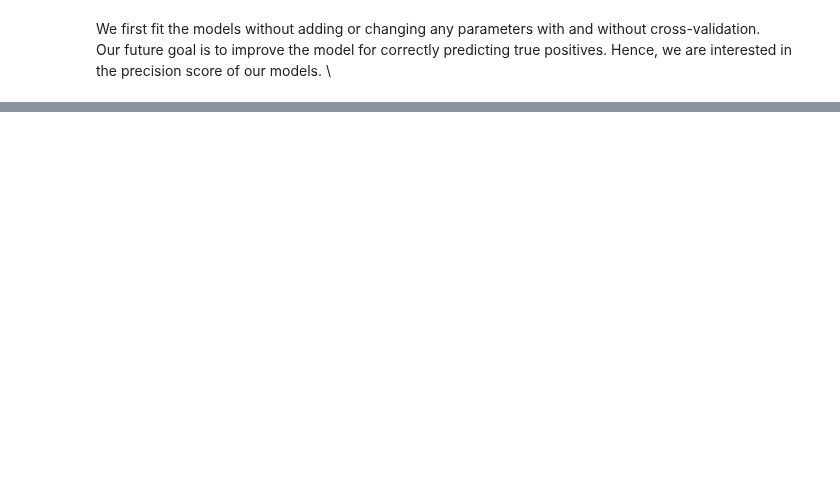
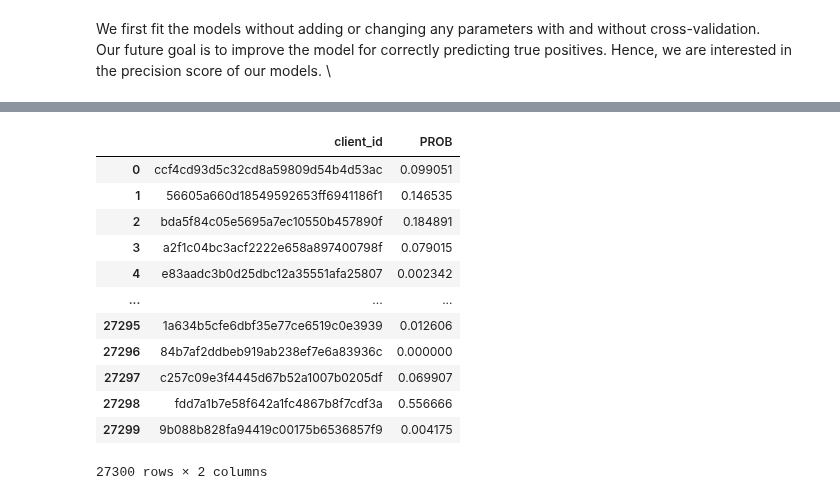
Before and after one commit to AliSafieddine/Churn-Prediction, a Jupyter notebook: Prediction_v1.ipynb, the cells around one changed output, grey strips where cells are left out. Cells and saved outputs as stored; diff of their text form; code cells hidden in the pictures; blank space fills up the shorter version.

```diff
--- a/Prediction_v1.ipynb
+++ b/Prediction_v1.ipynb
@@ -1212,0 +1365,8 @@ model.fit(X_train, y_train)
+# %%
+y_prob = clf.predict_proba(leaderboard_test)[:,1]
+# %%
+probas_test = pd.DataFrame(y_prob, columns=['PROB'])
+# %%
+leaderboard =pd.DataFrame()
+leaderboard['client_id'] = test_final['client_id']
+leaderboard['PROB'] = probas_test['PROB']
@@ -1212,0 +1388,18 @@ model.fit(X_train, y_train)
+# %%
+mergetest = leaderboard.merge(copy_df2.iloc[:,0], on='client_id',how='right')
+# %%
+mergetest.fillna(0)
+# %% [output]
+|  | client_id | PROB |
+| 0 | ccf4cd93d5c32cd8a59809d54b4d53ac | 0.099051 |
+| 1 | 56605a660d18549592653ff6941186f1 | 0.146535 |
+| 2 | bda5f84c05e5695a7ec10550b457890f | 0.184891 |
+| 3 | a2f1c04bc3acf2222e658a897400798f | 0.079015 |
+| 4 | e83aadc3b0d25dbc12a35551afa25807 | 0.002342 |
+| ... | ... | ... |
+| 27295 | 1a634b5cfe6dbf35e77ce6519c0e3939 | 0.012606 |
+| 27296 | 84b7af2ddbeb919ab238ef7e6a83936c | 0.000000 |
+| 27297 | c257c09e3f4445d67b52a1007b0205df | 0.069907 |
+| 27298 | fdd7a1b7e58f642a1fc4867b8f7cdf3a | 0.556666 |
+| 27299 | 9b088b828fa94419c00175b6536857f9 | 0.004175 |
+27300 rows × 2 columns
```
Also changed, not shown: parts of 87 cells of this notebook.
